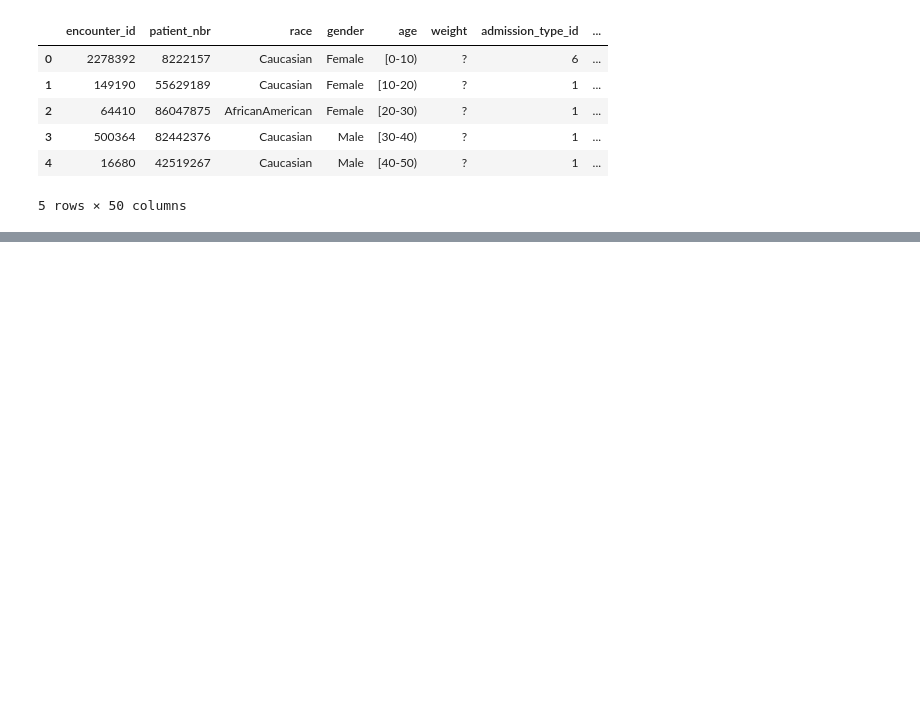
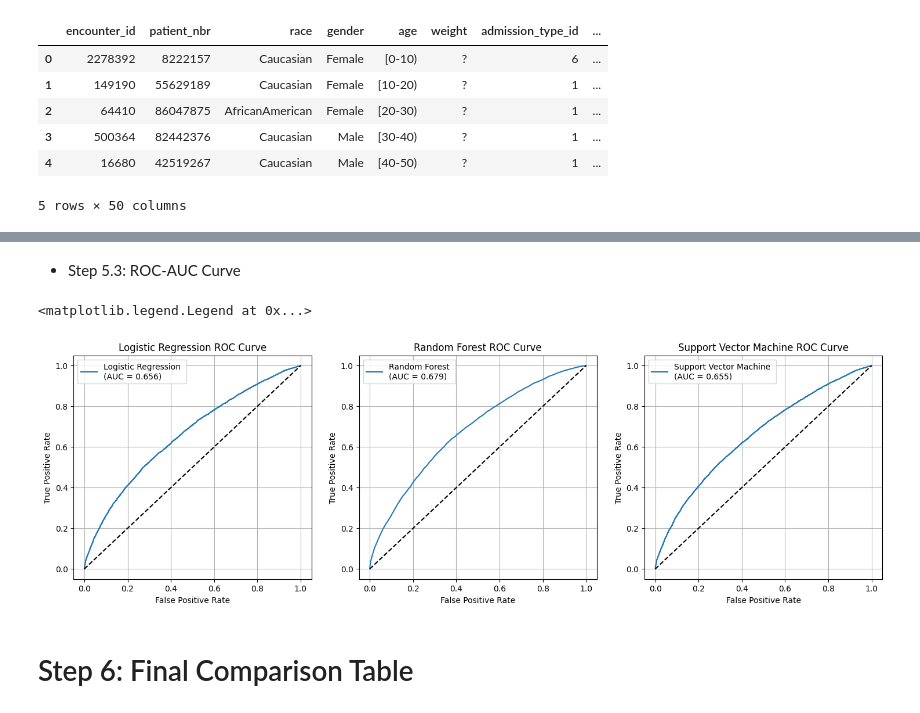
Before and after one commit to hRazaRizvi/ENGG680_2025_Fall, a Jupyter notebook: Final_Project/PredictingDiabetesProgression.ipynb, the cells around one changed output, grey strips where cells are left out. Cells and saved outputs as stored; diff of their text form; code cells hidden in the pictures; blank space fills up the shorter version.

```diff
--- a/Final_Project/PredictingDiabetesProgression.ipynb
+++ b/Final_Project/PredictingDiabetesProgression.ipynb
@@ -83,0 +480,47 @@ df
+# %% [markdown]
+* Step 5.3: ROC-AUC Curve
+# %%
+from sklearn.metrics import roc_auc_score, roc_curve, auc
+
+fig, ax = plt.subplots(1,3, figsize=(18,5))
+
+#for Logistic regression
+plt.subplot(1,3,1)
+fpr_LR, tpr_LR, _ = roc_curve(y_test, y_pred_prob_LogReg[:,1]) #plotting false positive rate versus true positive rate
+auc_LR = auc(fpr_LR, tpr_LR) #getting the area under the curve using FPR and TPR
+plt.plot(fpr_LR, tpr_LR, label=f"Logistic Regression \n(AUC = {auc_LR:.3f})")
+plt.plot([0,1], [0,1], 'k--')
+plt.title("Logistic Regression ROC Curve")
+plt.xlabel("False Positive Rate")
+plt.ylabel("True Positive Rate")
+plt.grid(True)
+plt.legend()
+
+#for random forest
+plt.subplot(1,3,2)
+fpr_RF, tpr_RF, _ = roc_curve(y_test, y_proba_RFC[:,1]) #plotting false positive rate versus true positive rate
+auc_RF = auc(fpr_RF, tpr_RF) #getting the area under the curve using FPR and TPR
+plt.plot(fpr_RF, tpr_RF, label=f"Random Forest \n(AUC = {auc_RF:.3f})")
+plt.plot([0,1], [0,1], 'k--')
+plt.title("Random Forest ROC Curve")
+plt.xlabel("False Positive Rate")
+plt.ylabel("True Positive Rate")
+plt.grid(True)
+plt.legend()
+
+#for SVM
+plt.subplot(1,3,3)
+fpr_SVM, tpr_SVM, _ = roc_curve(y_test, y_proba_SVM[:,1]) #plotting false positive rate versus true positive rate
+auc_SVM = auc(fpr_SVM, tpr_SVM) #getting the area under the curve using FPR and TPR
+plt.plot(fpr_SVM, tpr_SVM, label=f"Support Vector Machine \n(AUC = {auc_SVM:.3f})")
+plt.plot([0,1], [0,1], 'k--')
+plt.title("Support Vector Machine ROC Curve")
+plt.xlabel("False Positive Rate")
+plt.ylabel("True Positive Rate")
+plt.grid(True)
+plt.legend()
+# %% [output]
+<matplotlib.legend.Legend at 0x...>
+[figure, added]
+# %% [markdown]
+# Step 6: Final Comparison Table
```
Also changed, not shown: parts of 46 cells of this notebook.
